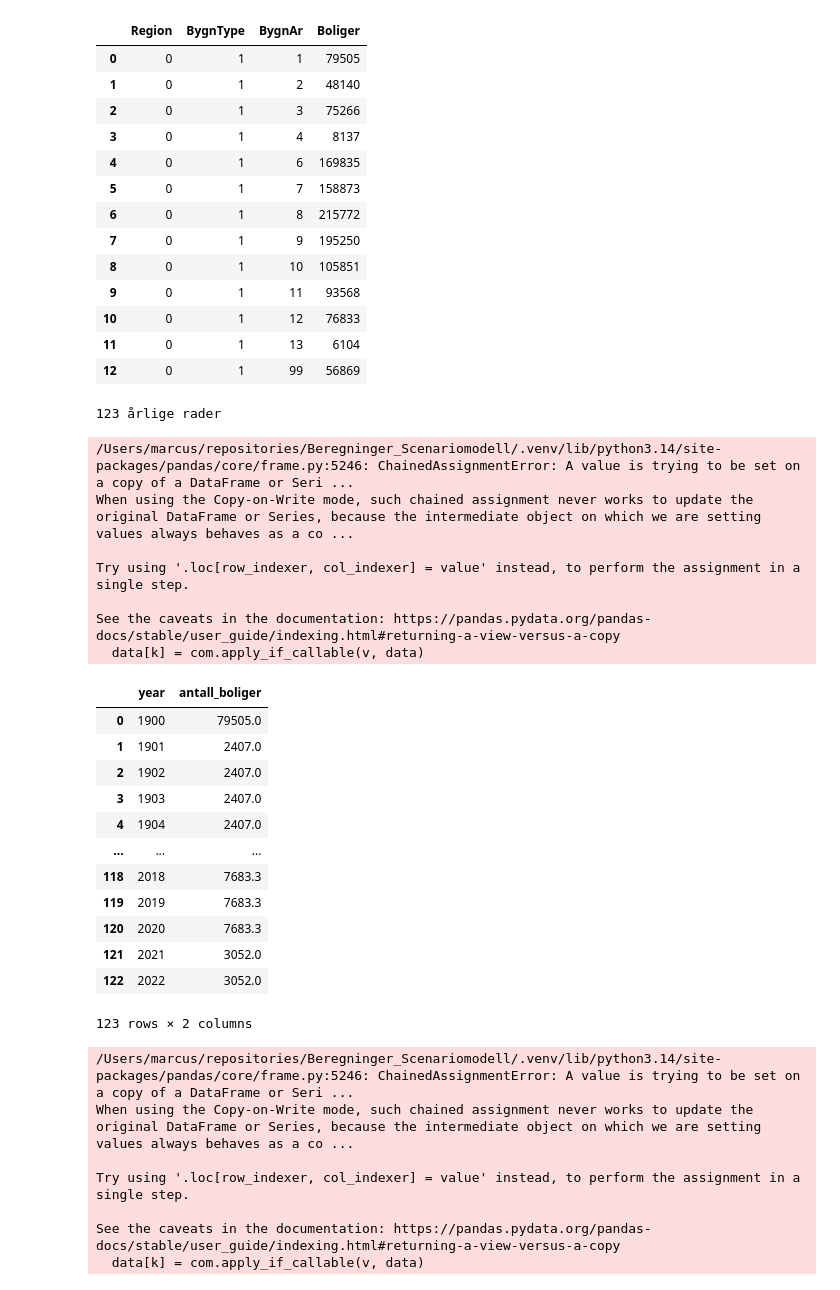
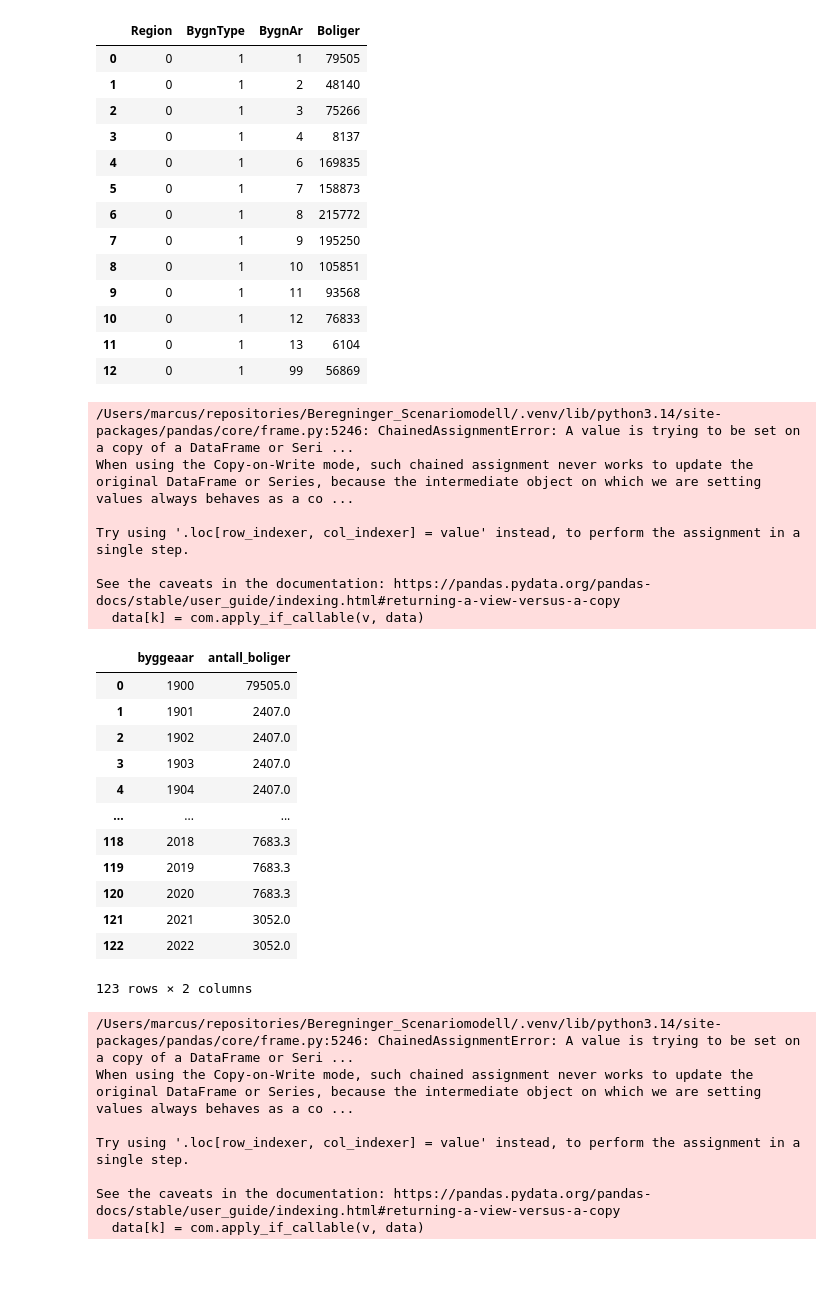
Before and after one commit to andre-hegre/Beregninger_Scenariomodell, a Jupyter notebook: data_import.ipynb, the cells around one changed output. Cells and saved outputs as stored; diff of their text form; code cells hidden in the pictures.

```diff
--- a/data_import.ipynb
+++ b/data_import.ipynb
@@ -47,60 +47,58 @@ df_buildings
 # %%
 # Definer årsintervaller for 06266 byggeår-koder
 bygn_year_ranges = {
     1:  (1900, 1900),  # 1900 og tidligere
     2:  (1901, 1920),
     3:  (1921, 1940),
     4:  (1941, 1945),
     6:  (1946, 1960),
     7:  (1961, 1970),
     8:  (1971, 1980),
     9:  (1981, 1990),
     10: (1991, 2000),
     11: (2001, 2010),
     12: (2011, 2020),
     13: (2021, 2022),
     99: (1970, 1970),  # Ukjent byggeår → tilordnet 1970
 }
 
-# Ekspansjontabell: BygnAr-kode → individuelle år + antall år i intervallet
 expand_bygn = pd.DataFrame([
-    {'BygnAr': code, 'year': y, 'n_years': end - start + 1}
+    {'BygnAr': code, 'byggeaar': y, 'n_years': end - start + 1}
     for code, (start, end) in bygn_year_ranges.items()
     for y in range(start, end + 1)
 ])
 
-df_buildings_yearly = (
+bygningsbestand_2022 = (
     df_buildings
     .merge(expand_bygn, on='BygnAr')
     .assign(antall_boliger=lambda d: d['Boliger'] / d['n_years'])
-    .groupby('year', as_index=False)['antall_boliger'].sum()
-    .sort_values('year')
+    .groupby('byggeaar', as_index=False)['antall_boliger'].sum()
+    .sort_values('byggeaar')
     .reset_index(drop=True)
 )
-print(f"{len(df_buildings_yearly)} årlige rader")
-df_buildings_yearly
+bygningsbestand_2022.to_csv('data/bygningsbestand_2022.csv', index=False)
+bygningsbestand_2022
 # %% [output]
-123 årlige rader
+/Users/marcus/repositories/Beregninger_Scenariomodell/.venv/lib/python3.14/site-packages/pandas/core/frame.py:5246: ChainedAssignmentError: A value is trying to be set on a copy of a DataFrame or Seri ...
+When using the Copy-on-Write mode, such chained assignment never works to update the original DataFrame or Series, because the intermediate object on which we are setting values always behaves as a co ...
+
+Try using '.loc[row_indexer, col_indexer] = value' instead, to perform the assignment in a single step.
+
+See the caveats in the documentation: https://pandas.pydata.org/pandas-docs/stable/user_guide/indexing.html#returning-a-view-versus-a-copy
+  data[k] = com.apply_if_callable(v, data)
+|  | byggeaar | antall_boliger |
+| 0 | 1900 | 79505.0 |
+| 1 | 1901 | 2407.0 |
+| 2 | 1902 | 2407.0 |
+| 3 | 1903 | 2407.0 |
+| 4 | 1904 | 2407.0 |
+| ... | ... | ... |
+| 118 | 2018 | 7683.3 |
+| 119 | 2019 | 7683.3 |
+| 120 | 2020 | 7683.3 |
+| 121 | 2021 | 3052.0 |
+| 122 | 2022 | 3052.0 |
-/Users/marcus/repositories/Beregninger_Scenariomodell/.venv/lib/python3.14/site-packages/pandas/core/frame.py:5246: ChainedAssignmentError: A value is trying to be set on a copy of a DataFrame or Seri ...
-When using the Copy-on-Write mode, such chained assignment never works to update the original DataFrame or Series, because the intermediate object on which we are setting values always behaves as a co ...
-
-Try using '.loc[row_indexer, col_indexer] = value' instead, to perform the assignment in a single step.
-
-See the caveats in the documentation: https://pandas.pydata.org/pandas-docs/stable/user_guide/indexing.html#returning-a-view-versus-a-copy
-  data[k] = com.apply_if_callable(v, data)
+123 rows × 2 columns
-|  | year | antall_boliger |
-| 0 | 1900 | 79505.0 |
-| 1 | 1901 | 2407.0 |
-| 2 | 1902 | 2407.0 |
-| 3 | 1903 | 2407.0 |
-| 4 | 1904 | 2407.0 |
-| ... | ... | ... |
-| 118 | 2018 | 7683.3 |
-| 119 | 2019 | 7683.3 |
-| 120 | 2020 | 7683.3 |
-| 121 | 2021 | 3052.0 |
-| 122 | 2022 | 3052.0 |
-123 rows × 2 columns
 # %%
 # Hent energiforbruk per husholdning fra SSB 10576
 meta_energy = requests.get("https://data.ssb.no/api/pxwebapi/v2/tables/10576/metadata?lang=no")
```
Also changed, not shown: parts of 7 cells of this notebook, 3 other files.
